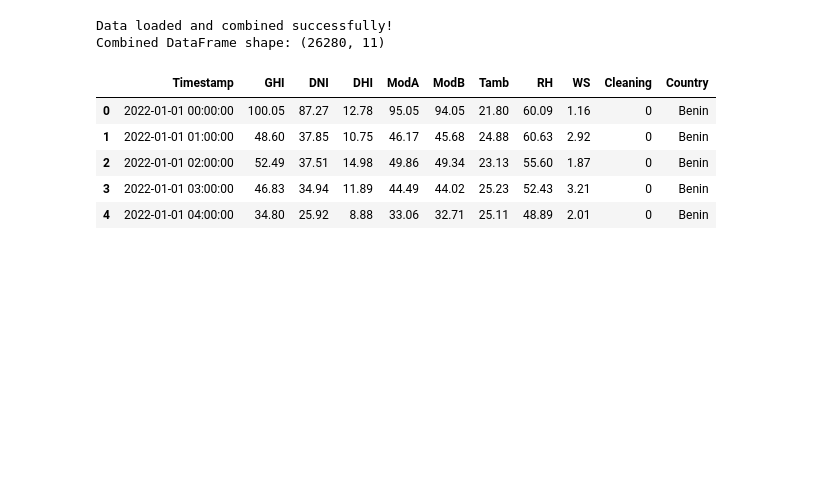
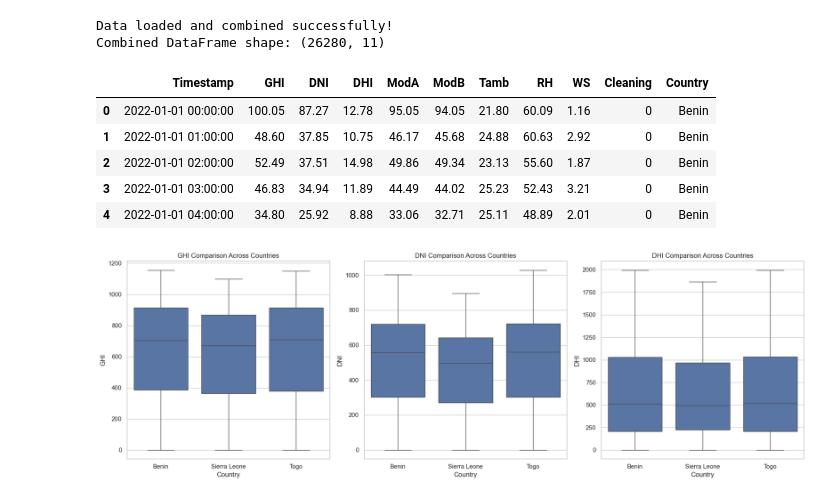
Before and after one commit to eyuBirhanu/solar-challenge-week0, a Jupyter notebook: notebooks/04-cross-country-comparison.ipynb, the cells around one changed output. Saved outputs shown, nothing was run; the diff lists cells and outputs as text; code cells hidden in the pictures; blank space fills up the shorter version.

```diff
--- a/notebooks/04-cross-country-comparison.ipynb
+++ b/notebooks/04-cross-country-comparison.ipynb
@@ -41,3 +41,30 @@ Combined DataFrame shape: (26280, 11)
 | 2 | 2022-01-01 02:00:00 | 52.49 | 37.51 | 14.98 | 49.86 | 49.34 | 23.13 | 55.60 | 1.87 | 0 | Benin |
 | 3 | 2022-01-01 03:00:00 | 46.83 | 34.94 | 11.89 | 44.49 | 44.02 | 25.23 | 52.43 | 3.21 | 0 | Benin |
 | 4 | 2022-01-01 04:00:00 | 34.80 | 25.92 | 8.88 | 33.06 | 32.71 | 25.11 | 48.89 | 2.01 | 0 | Benin |
+# %%
+# Set the style for our plots
+sns.set(style="whitegrid")
+
+# Create a figure to hold our subplots
+plt.figure(figsize=(18, 6))
+
+# Subplot 1: Global Horizontal Irradiance (GHI)
+plt.subplot(1, 3, 1)
+sns.boxplot(x='Country', y='GHI', data=combined_df)
+plt.title('GHI Comparison Across Countries')
+
+# Subplot 2: Direct Normal Irradiance (DNI)
+plt.subplot(1, 3, 2)
+sns.boxplot(x='Country', y='DNI', data=combined_df)
+plt.title('DNI Comparison Across Countries')
+
+# Subplot 3: Diffuse Horizontal Irradiance (DHI)
+plt.subplot(1, 3, 3)
+sns.boxplot(x='Country', y='DHI', data=combined_df)
+plt.title('DHI Comparison Across Countries')
+
+# Show the plots
+plt.tight_layout()
+plt.show()
+# %% [output]
+[figure, added]
```
Also changed, not shown: parts of 4 cells of this notebook.
